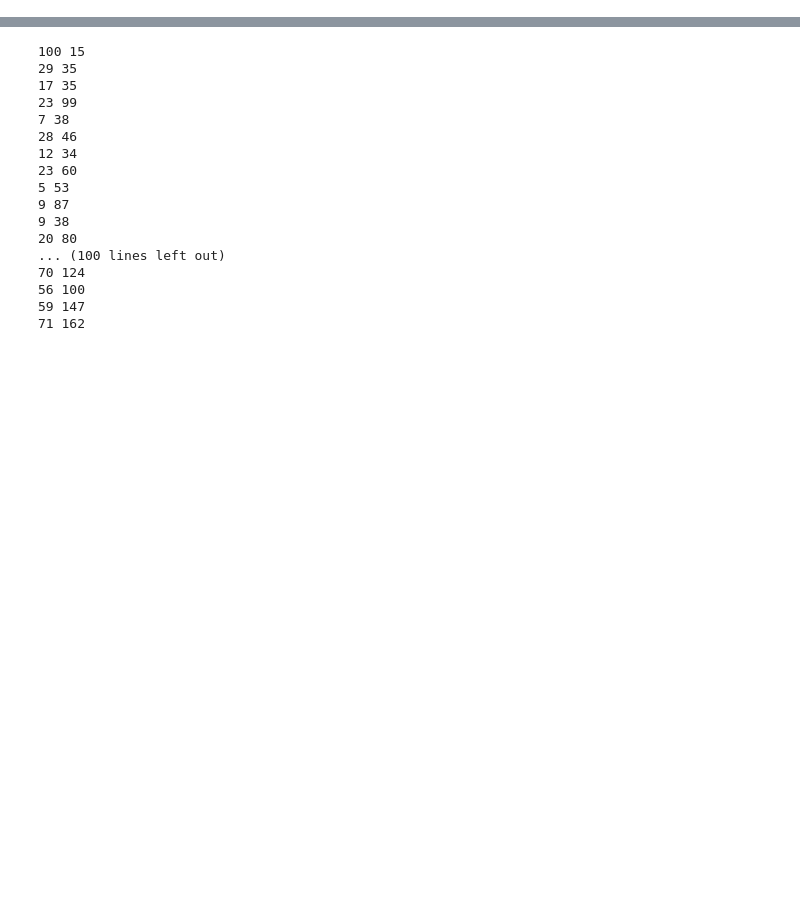
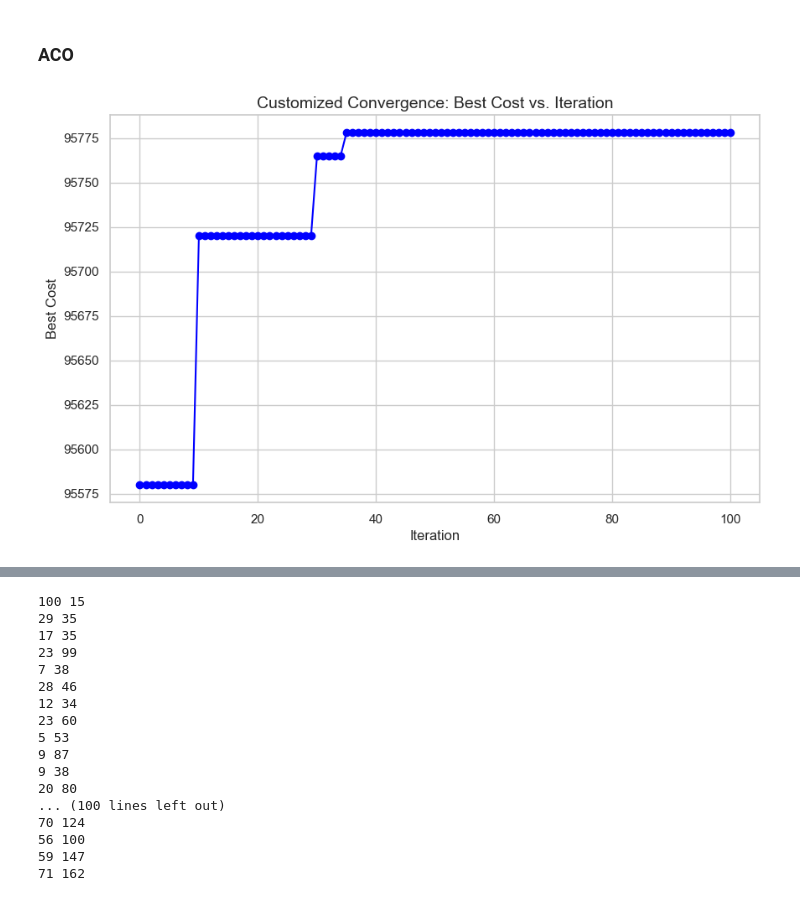
Before and after one commit to trungphandinh/Group-19_Optimization, a Jupyter notebook: Inputs/Input_testing.ipynb, the cells around one changed output, grey strips where cells are left out. Drawn from its saved outputs; the diff is of its cells as text; code cells hidden in the pictures; blank space fills up the shorter version.

```diff
--- a/Inputs/Input_testing.ipynb
+++ b/Inputs/Input_testing.ipynb
@@ -0,0 +1,35 @@
+# %% [markdown]
+### ACO
+# %%
+import seaborn as sns
+import matplotlib.pyplot as plt
+import pandas as pd
+import numpy as np
+# Replot the chart with updated specifications for y-axis and line color
+iterations = np.arange(0, 101)
+best_cost = np.piecewise(iterations,
+                         [iterations < 10,
+                          (iterations >= 10) & (iterations < 30),
+                          (iterations >= 30) & (iterations < 35),
+                          iterations >= 35],
+                         [95580, 95720, 95765, 95778])
+sns.set(style="whitegrid")
+plt.figure(figsize=(10, 6))
+
+# Plot data
+plt.plot(iterations, best_cost, marker="o", linestyle="-", color="blue")
+
+# Set title and labels
+plt.title("Customized Convergence: Best Cost vs. Iteration", fontsize=14)
+plt.xlabel("Iteration", fontsize=12)
+plt.ylabel("Best Cost", fontsize=12)
+
+# Customize y-axis ticks to match the reference chart
+plt.yticks(np.arange(95575, 95780, 25))
+
+# Remove legend
+plt.legend([], frameon=False)
+
+plt.show()
+# %% [output]
+[figure, added]
```
Also changed, not shown: parts of 14 cells of this notebook, 14 other files.
